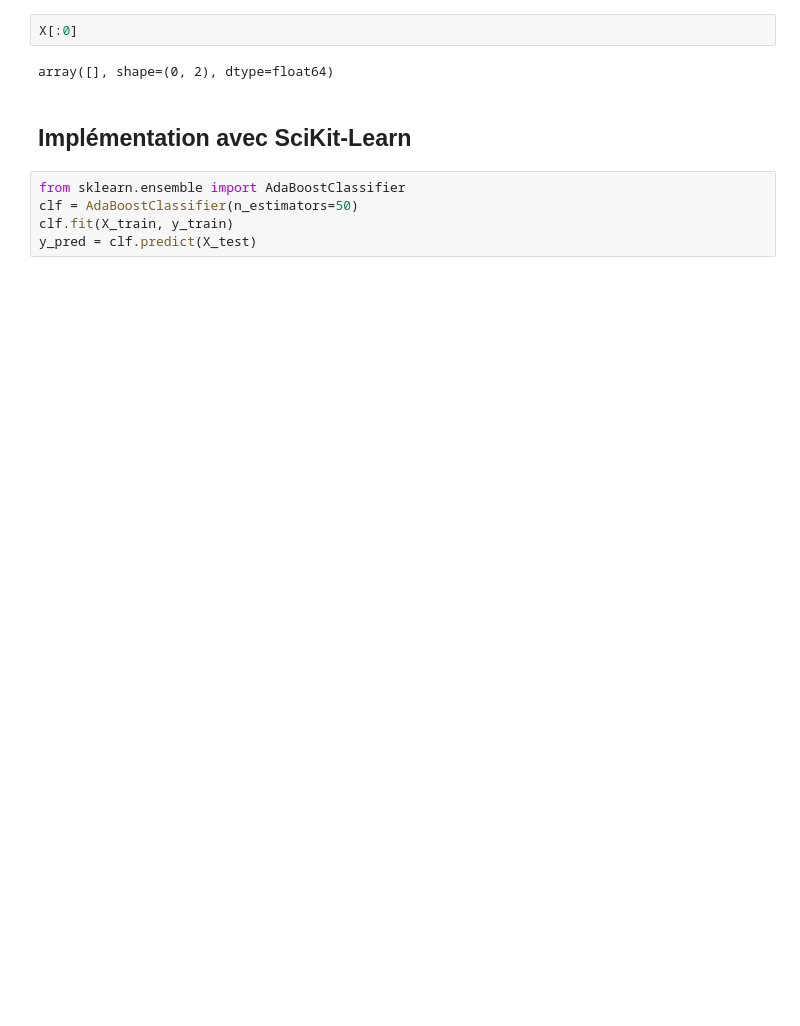
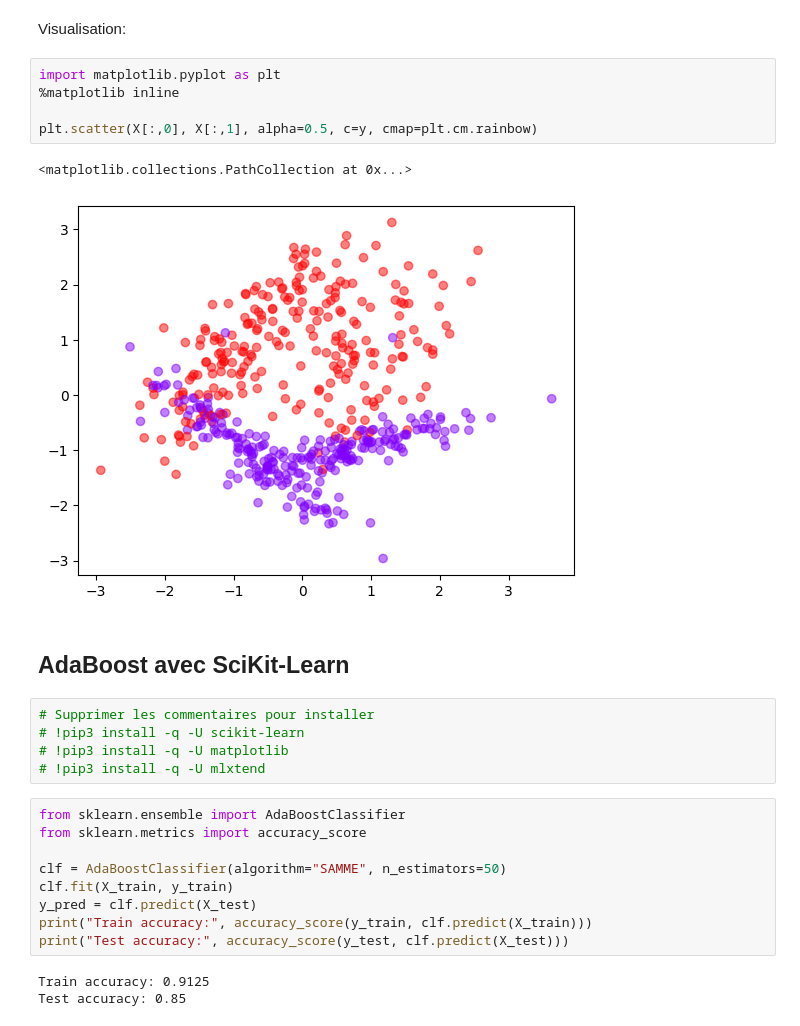
Before and after one commit to digillia/Digillia-Colab, a Jupyter notebook: algorithms/adaboost.ipynb, the cells around one changed output. Saved outputs shown, nothing was run; the diff lists cells and outputs as text; blank space fills up the shorter version.

```diff
--- a/algorithms/adaboost.ipynb
+++ b/algorithms/adaboost.ipynb
@@ -40,11 +47,29 @@ ValueError: Per-column arrays must each be 1-dimensional
-# %%
-X[:0]
-# %% [output]
-array([], shape=(0, 2), dtype=float64)
+# %% [markdown]
+Visualisation:
+# %%
+import matplotlib.pyplot as plt
+%matplotlib inline
+
+plt.scatter(X[:,0], X[:,1], alpha=0.5, c=y, cmap=plt.cm.rainbow)
+# %% [output]
+<matplotlib.collections.PathCollection at 0x...>
+[figure, added]
 # %% [markdown]
-## Implémentation avec SciKit-Learn
+## AdaBoost avec SciKit-Learn
+# %%
+# Supprimer les commentaires pour installer
+# !pip3 install -q -U scikit-learn
+# !pip3 install -q -U matplotlib
+# !pip3 install -q -U mlxtend
 # %%
 from sklearn.ensemble import AdaBoostClassifier
-clf = AdaBoostClassifier(n_estimators=50)
+from sklearn.metrics import accuracy_score
+
+clf = AdaBoostClassifier(algorithm="SAMME", n_estimators=50)
 clf.fit(X_train, y_train)
 y_pred = clf.predict(X_test)
+print("Train accuracy:", accuracy_score(y_train, clf.predict(X_train)))
+print("Test accuracy:", accuracy_score(y_test, clf.predict(X_test)))
+# %% [output]
+Train accuracy: 0.9125
+Test accuracy: 0.85
```
Also changed, not shown: parts of 8 cells of this notebook, 24 other files.
